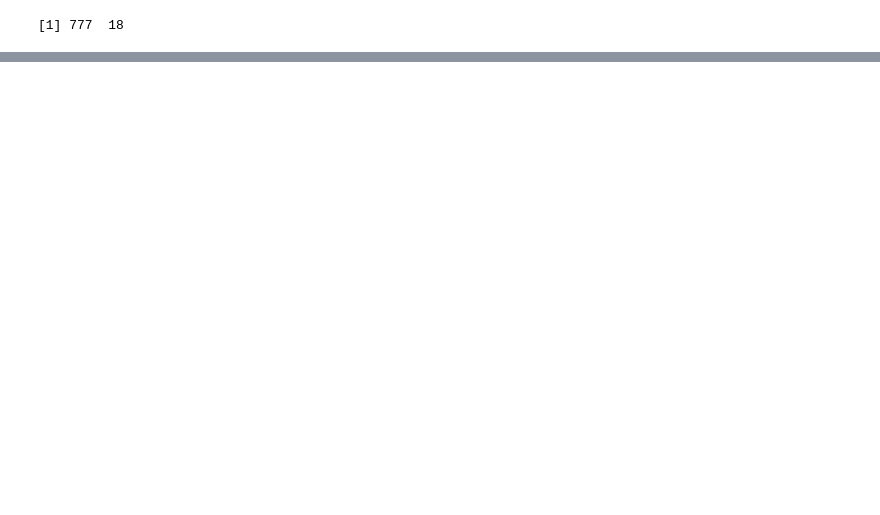
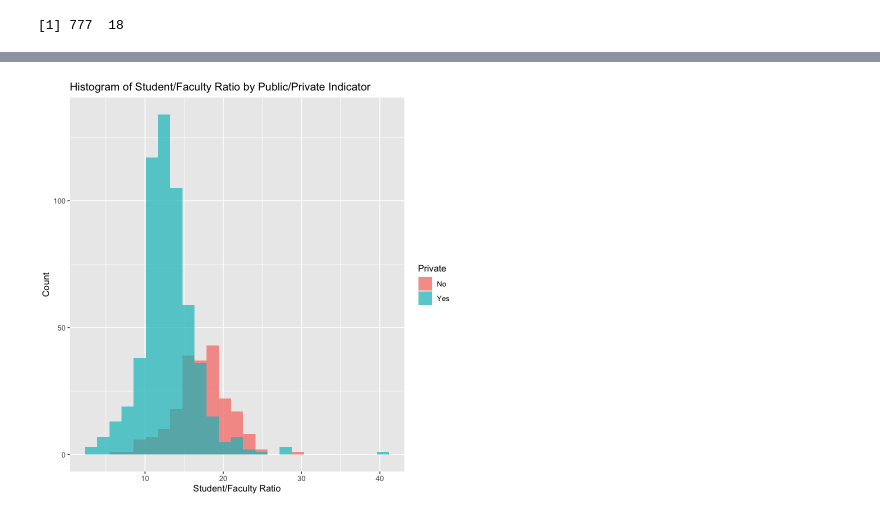
Before and after one commit to devt287/applied_stat, a Jupyter notebook: HW1_P4.ipynb, the cells around one changed output, grey strips where cells are left out. Drawn from its saved outputs; the diff is of its cells as text; code cells hidden in the pictures; blank space fills up the shorter version.

```diff
--- a/HW1_P4.ipynb
+++ b/HW1_P4.ipynb
@@ -46,4 +65,8 @@ library("ggplot2")
 # %%
 ### YOUR CODE: using ggplot, plot the following on the same plot (~2 lines)
 # 1. the histogram of the student/faculty ratio, with 25 bins;
 # 2. in the histogram, fill different colors for private and public schools.
+
+ggplot(college, aes(x=S.F.Ratio, fill=Private)) + geom_histogram(bins=25, position="identity", alpha=0.7) + labs(title="Histogram of Student/Faculty Ratio by Public/Private Indicator", x="Student/Faculty Ratio", y="Count")
+# %% [output]
+[figure, added]
```
Also changed, not shown: parts of 5 cells of this notebook.
